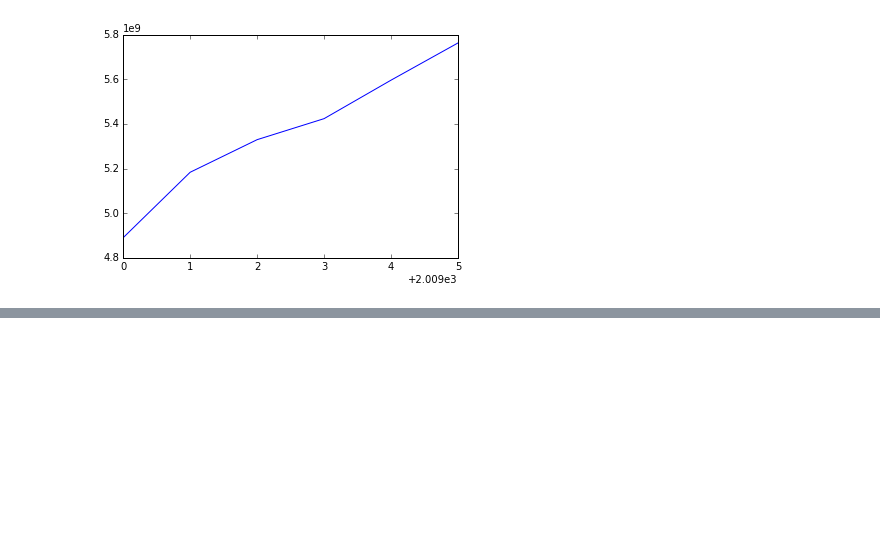
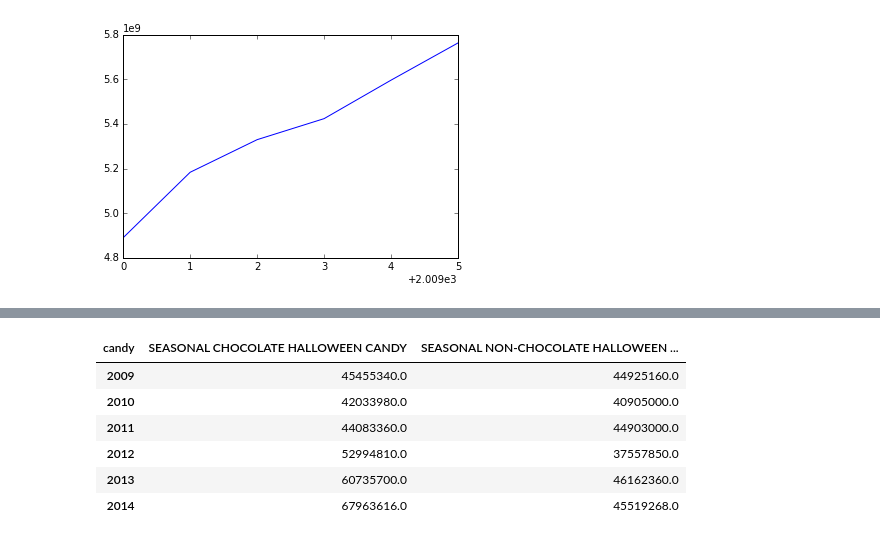
Before and after one commit to zenrabbit/halloweenR, a Jupyter notebook: python/test-pandas-year.ipynb, the cells around one changed output, grey strips where cells are left out. Saved outputs shown, nothing was run; the diff lists cells and outputs as text; code cells hidden in the pictures; blank space fills up the shorter version.

```diff
--- a/python/test-pandas-year.ipynb
+++ b/python/test-pandas-year.ipynb
@@ -79,0 +103,10 @@ plt.plot(ad['TOTAL CANDY & GUM'])
+# %%
+ad_halloween
+# %% [output]
+| candy | SEASONAL CHOCOLATE HALLOWEEN CANDY | SEASONAL NON-CHOCOLATE HALLOWEEN ... |
+| 2009 | 45455340.0 | 44925160.0 |
+| 2010 | 42033980.0 | 40905000.0 |
+| 2011 | 44083360.0 | 44903000.0 |
+| 2012 | 52994810.0 | 37557850.0 |
+| 2013 | 60735700.0 | 46162360.0 |
+| 2014 | 67963616.0 | 45519268.0 |
```
Also changed, not shown: parts of 4 cells of this notebook.
